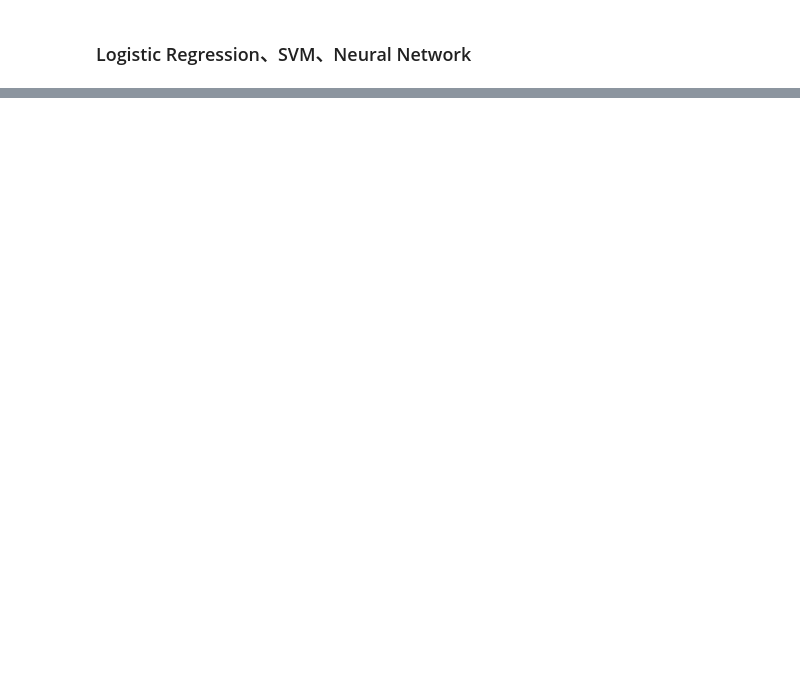
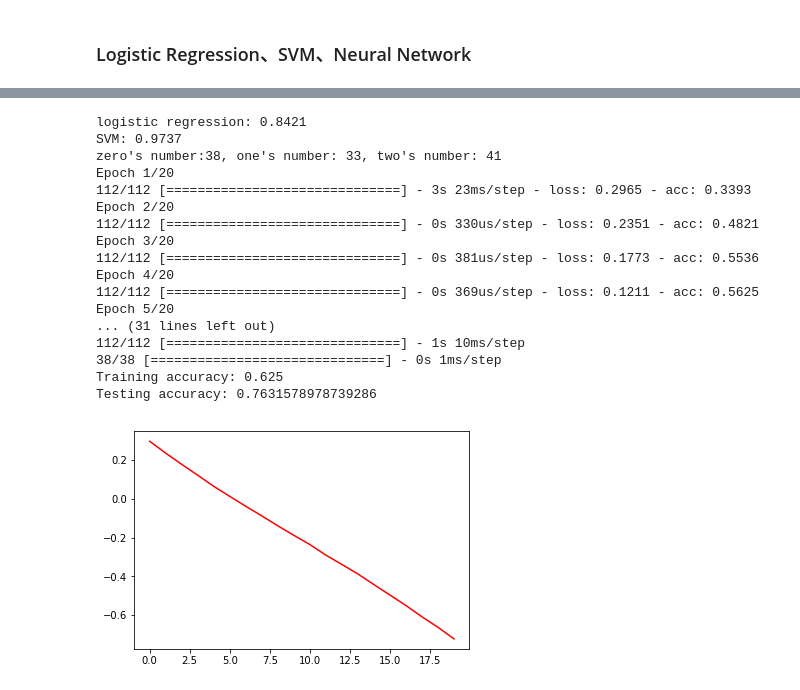
Before and after one commit to epnwayne/Fundamentals_of_Date_Analytics_HW, a Jupyter notebook: hw3.ipynb, the cells around one changed output, grey strips where cells are left out. Cells and saved outputs as stored; diff of their text form; code cells hidden in the pictures; blank space fills up the shorter version.

```diff
--- a/hw3.ipynb
+++ b/hw3.ipynb
@@ -251,0 +380,73 @@ SVM: 0.9211
+# %%
+#Logistic Regression
+LR = LogisticRegression()
+LR.fit(xtr_std, ytr)
+result = LR.predict(xte_std)
+acc_rate = accuracy_score(yte, result)
+print("logistic regression: %.4f" % (acc_rate))
+
+#SVM
+svm = SVC()
+svm.fit(xtr_std, ytr)
+result = svm.predict(xte_std)
+acc_rate = accuracy_score(yte, result)
+print("SVM: %.4f" % (acc_rate))
+
+#Neural Network
+hidden_units = 50
+activation = 'relu'
+l2 = 0.001
+learning_rate = 0.001
+epochs = 20
+batch_size = 20
+
+model = models.Sequential()
+#hidden layer
+model.add(layers.Dense(input_dim = 4, units = hidden_units, activation=activation))
+#output layer
+model.add(layers.Dense(input_dim = hidden_units, units = 1, activation='sigmoid'))
+#loss function and optimizer
+model.compile(loss='binary_crossentropy',
+              optimizer=optimizers.Adam(lr=learning_rate),
+              metrics=['accuracy'])
+
+import numpy as np
+zn = np.sum(ytr == 0)
+on = np.sum(ytr == 1)
+tn = np.sum(ytr == 2)
+print("zero's number:%d, one's number: %d, two's number: %d" % (zn, on, tn))
+class_weight = {
+    0: zn/(on + tn),
+    1: on/(zn + tn),
+    2: tn/(on + zn)
+}
+
+# train
+history = model.fit(xtr_std, ytr, epochs=epochs, batch_size=batch_size, class_weight=class_weight)
+# evaluate accuracy
+train_acc = model.evaluate(xtr_std, ytr, batch_size=32)[1]
+test_acc = model.evaluate(xte_std, yte, batch_size=32)[1]
+print('Training accuracy: %s' % train_acc)
+print('Testing accuracy: %s' % test_acc)
+losses = history.history['loss']
+plt.plot(range(len(losses)), losses, 'r')
+plt.show()
+# %% [output]
+logistic regression: 0.8421
+SVM: 0.9737
+zero's number:38, one's number: 33, two's number: 41
+Epoch 1/20
+112/112 [==============================] - 3s 23ms/step - loss: 0.2965 - acc: 0.3393
+Epoch 2/20
+112/112 [==============================] - 0s 330us/step - loss: 0.2351 - acc: 0.4821
+Epoch 3/20
+112/112 [==============================] - 0s 381us/step - loss: 0.1773 - acc: 0.5536
+Epoch 4/20
+112/112 [==============================] - 0s 369us/step - loss: 0.1211 - acc: 0.5625
+Epoch 5/20
+... (31 lines left out)
+112/112 [==============================] - 1s 10ms/step
+38/38 [==============================] - 0s 1ms/step
+Training accuracy: 0.625
+Testing accuracy: 0.7631578978739286
+[figure, added]
```
Also changed, not shown: parts of 15 cells of this notebook.
